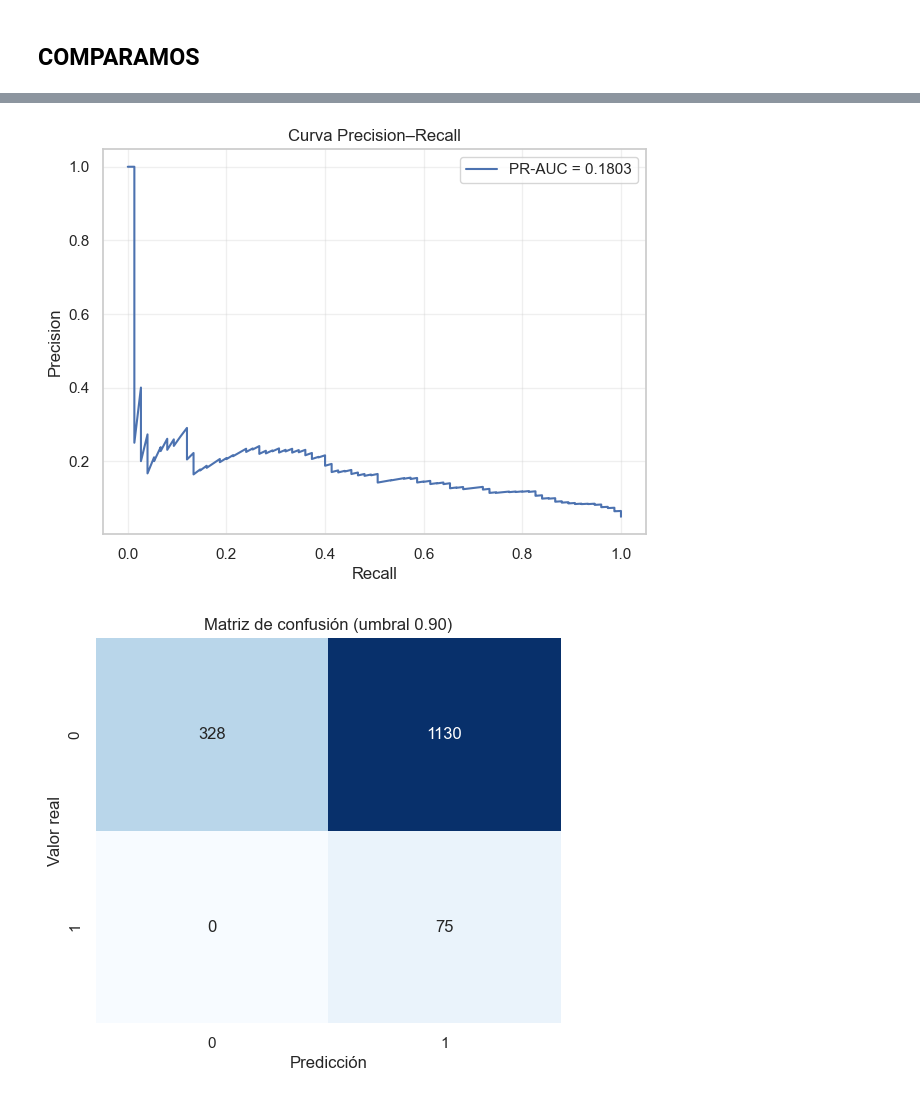
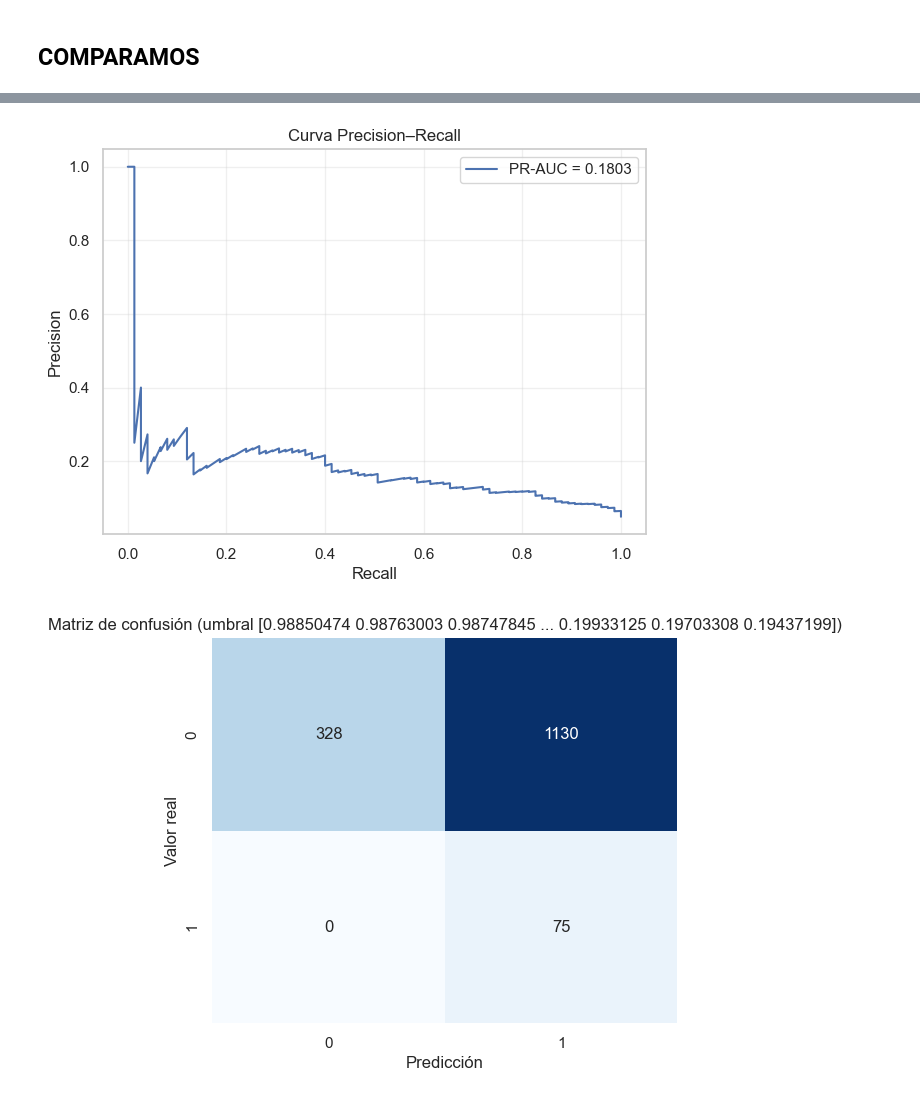
Before and after one commit to jpskobalski/tp_machine_learning, a Jupyter notebook: tp_machine_learning.ipynb, the cells around one changed output, grey strips where cells are left out. Drawn from its saved outputs; the diff is of its cells as text; code cells hidden in the pictures.

Commit message:
matriz de confunsion

```diff
--- a/tp_machine_learning.ipynb
+++ b/tp_machine_learning.ipynb
@@ -249,32 +249,32 @@ plt.ylabel("True Positive Rate")
 plt.title("Curva ROC")
 plt.legend()
 plt.grid(alpha=0.3)
 plt.show()
 
 # precision - recall
 
 precision, recall, _ = precision_recall_curve(y_test, y_proba_test)
 
 plt.figure(figsize=(7, 5))
 plt.plot(recall, precision, label=f"PR-AUC = {pr_auc:.4f}")
 plt.xlabel("Recall")
 plt.ylabel("Precision")
 plt.title("Curva Precision–Recall")
 plt.legend()
 plt.grid(alpha=0.3)
 plt.show()
 
 #matriz de confusion
 
 cm = confusion_matrix(y_test, y_pred_test)
 
 plt.figure(figsize=(6, 5))
 sns.heatmap(cm, annot=True, fmt="d", cmap="Blues", cbar=False)
 plt.xlabel("Predicción")
 plt.ylabel("Valor real")
-plt.title("Matriz de confusión (umbral 0.90)")
+plt.title(f"Matriz de confusión (umbral {1 - threshold})")
 plt.show()
 # %% [output]
 [figure]
 [figure]
-[figure, old version]
+[figure, new version]
```
